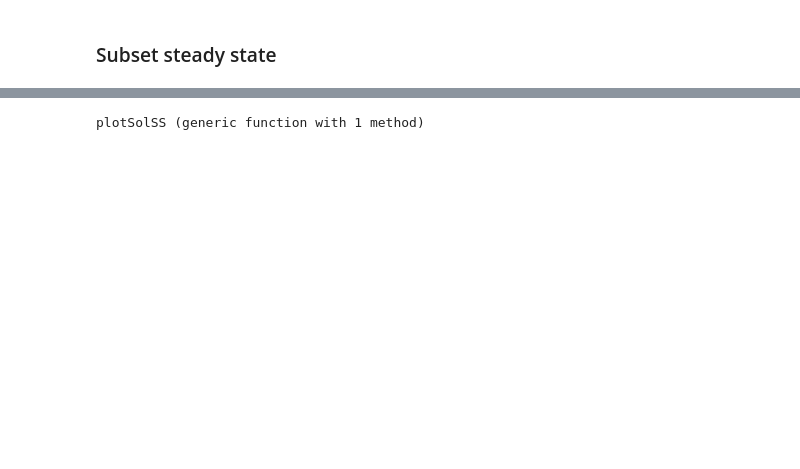
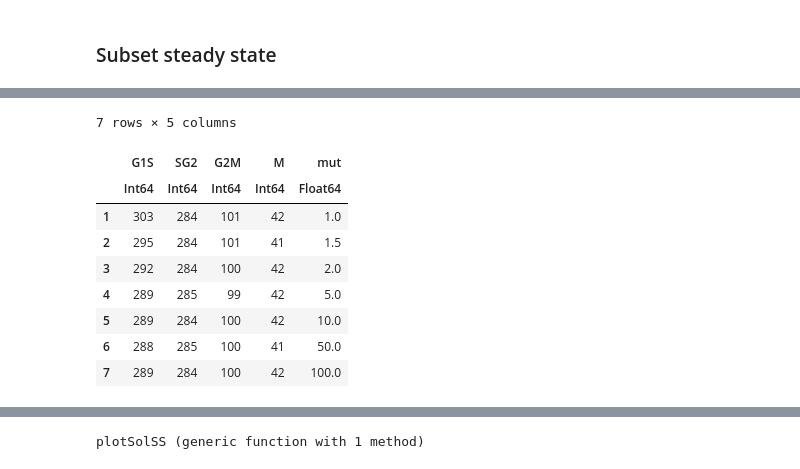
Before and after one commit to SiFTW/norrisEtAl, a Jupyter notebook: CellCycle_WTvsMycOE.ipynb, the cells around one changed output, grey strips where cells are left out. Cells and saved outputs as stored; diff of their text form; code cells hidden in the pictures; blank space fills up the shorter version.

```diff
--- a/CellCycle_WTvsMycOE.ipynb
+++ b/CellCycle_WTvsMycOE.ipynb
@@ -421,0 +500,13 @@ Plots.PlotlyBackend()
+# %%
+solList_Myc1to100_mod = res_mod(solList_Myc1to100)
+# %% [output]
+7 rows × 5 columns
+|  | G1S | SG2 | G2M | M | mut |
+|  | Int64 | Int64 | Int64 | Int64 | Float64 |
+| 1 | 303 | 284 | 101 | 42 | 1.0 |
+| 2 | 295 | 284 | 101 | 41 | 1.5 |
+| 3 | 292 | 284 | 100 | 42 | 2.0 |
+| 4 | 289 | 285 | 99 | 42 | 5.0 |
+| 5 | 289 | 284 | 100 | 42 | 10.0 |
+| 6 | 288 | 285 | 100 | 41 | 50.0 |
+| 7 | 289 | 284 | 100 | 42 | 100.0 |
```
Also changed, not shown: parts of 37 cells of this notebook.
